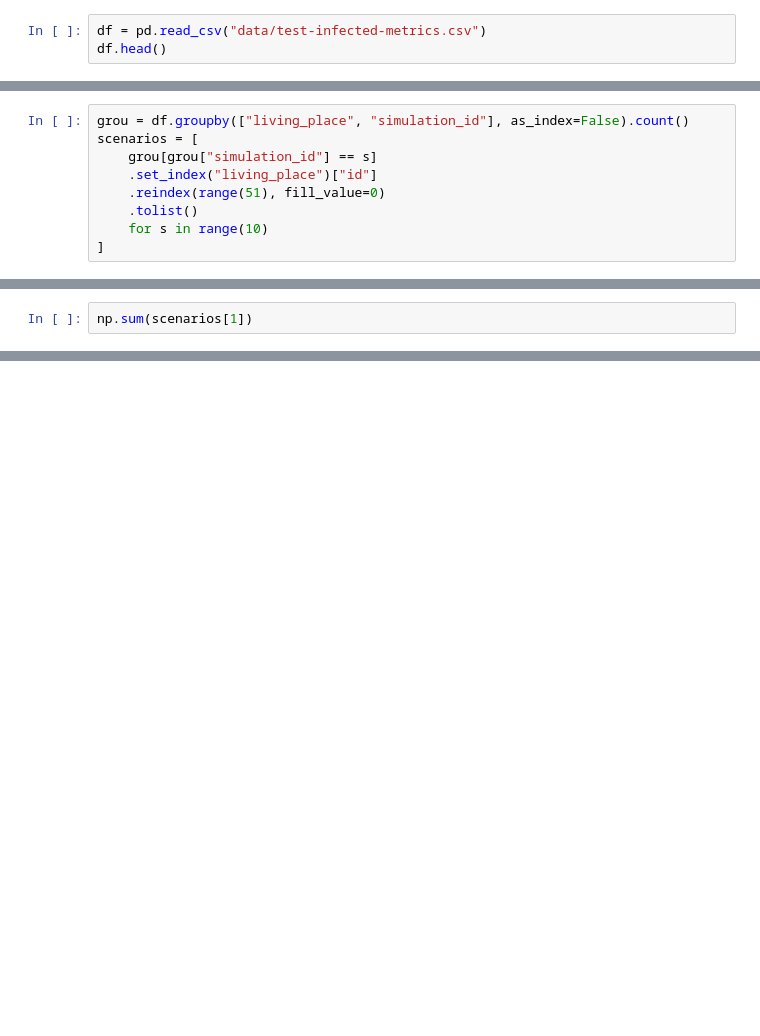
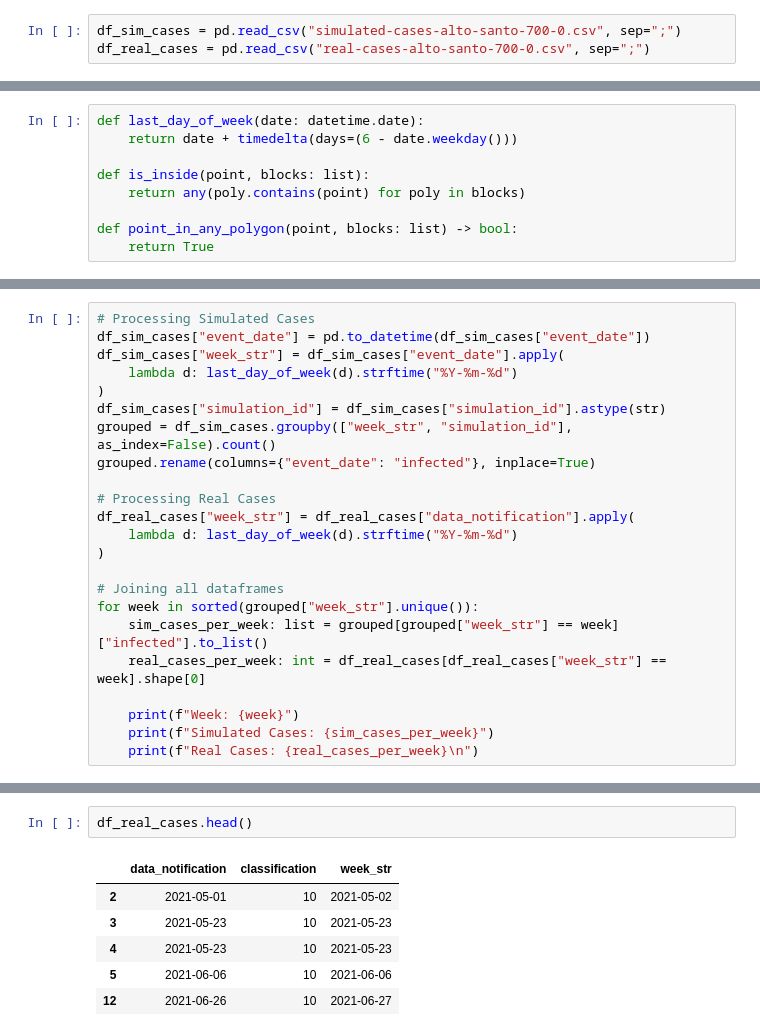
Before and after one commit to cvaraujo/dengue-cbrp-framework, a Jupyter notebook: notebooks/metrics.ipynb, the cells around one changed output, grey strips where cells are left out. Cells and saved outputs as stored; diff of their text form; blank space fills up the shorter version.

```diff
--- a/notebooks/metrics.ipynb
+++ b/notebooks/metrics.ipynb
@@ -4,3 +15,3 @@ import numpy as np
 # %%
-df = pd.read_csv("data/test-infected-metrics.csv")
-df.head()
+df_sim_cases = pd.read_csv("simulated-cases-alto-santo-700-0.csv", sep=";")
+df_real_cases = pd.read_csv("real-cases-alto-santo-700-0.csv", sep=";")
@@ -14,9 +29,9 @@ df.head()
 # %%
-grou = df.groupby(["living_place", "simulation_id"], as_index=False).count()
-scenarios = [
-    grou[grou["simulation_id"] == s]
-    .set_index("living_place")["id"]
-    .reindex(range(51), fill_value=0)
-    .tolist()
-    for s in range(10)
-]
+def last_day_of_week(date: datetime.date):
+    return date + timedelta(days=(6 - date.weekday()))
+
+def is_inside(point, blocks: list):
+    return any(poly.contains(point) for poly in blocks)
+
+def point_in_any_polygon(point, blocks: list) -> bool:
+    return True
@@ -23,3 +44,24 @@ scenarios = [
 # %%
-np.sum(scenarios[1])
+# Processing Simulated Cases
+df_sim_cases["event_date"] = pd.to_datetime(df_sim_cases["event_date"])
+df_sim_cases["week_str"] = df_sim_cases["event_date"].apply(
+    lambda d: last_day_of_week(d).strftime("%Y-%m-%d")
+)
+df_sim_cases["simulation_id"] = df_sim_cases["simulation_id"].astype(str)
+grouped = df_sim_cases.groupby(["week_str", "simulation_id"], as_index=False).count()
+grouped.rename(columns={"event_date": "infected"}, inplace=True)
+
+# Processing Real Cases
+df_real_cases["week_str"] = df_real_cases["data_notification"].apply(
+    lambda d: last_day_of_week(d).strftime("%Y-%m-%d")
+)
+
+# Joining all dataframes
+for week in sorted(grouped["week_str"].unique()):
+    sim_cases_per_week: list = grouped[grouped["week_str"] == week]["infected"].to_list()
+    real_cases_per_week: int = df_real_cases[df_real_cases["week_str"] == week].shape[0]
+
+    print(f"Week: {week}")
+    print(f"Simulated Cases: {sim_cases_per_week}")
+    print(f"Real Cases: {real_cases_per_week}\n")
 # %% [output]
@@ -26,0 +87,9 @@ np.int64(11)
+# %%
+df_real_cases.head()
+# %% [output]
+|  | data_notification | classification | week_str |
+| 2 | 2021-05-01 | 10 | 2021-05-02 |
+| 3 | 2021-05-23 | 10 | 2021-05-23 |
+| 4 | 2021-05-23 | 10 | 2021-05-23 |
+| 5 | 2021-06-06 | 10 | 2021-06-06 |
+| 12 | 2021-06-26 | 10 | 2021-06-27 |
```
Also changed, not shown: parts of 10 cells of this notebook, 3 other files.
